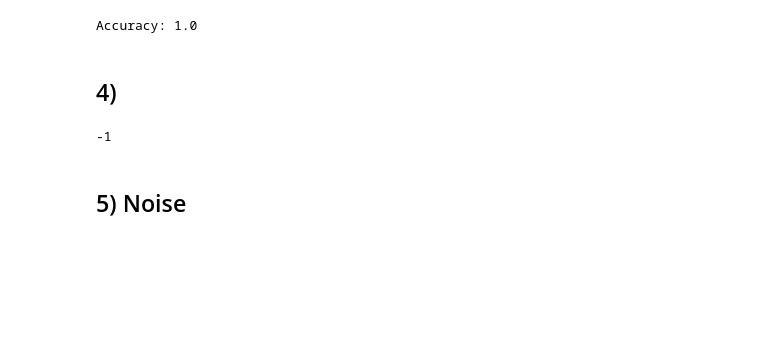
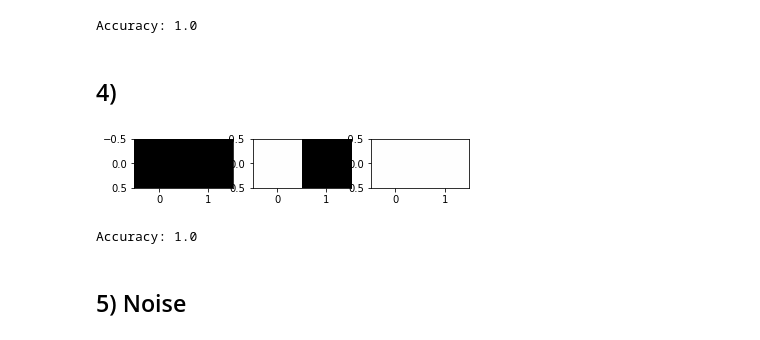
Before and after one commit to mohsenfayyaz/nn-course-ut, a Jupyter notebook: CA3_Memory_Networks/NN_HW3_Q1_MohsenFayyaz.ipynb, the cells around one changed output. Saved outputs shown, nothing was run; the diff lists cells and outputs as text; code cells hidden in the pictures; blank space fills up the shorter version.

```diff
--- a/CA3_Memory_Networks/NN_HW3_Q1_MohsenFayyaz.ipynb
+++ b/CA3_Memory_Networks/NN_HW3_Q1_MohsenFayyaz.ipynb
@@ -150,10 +171,16 @@ print("Accuracy:", compute_accuracy(outputs, preds))
 Accuracy: 1.0
 # %% [markdown]
 ## 4)
-# %%
-np.dot(outputs[0], outputs[2])
-# %% [output]
--1
+# %%
+small_hebb = HebbTrainer(inputs.shape[1], outputs_small.shape[1])
+small_hebb.train(inputs, outputs_small)
+
+preds = [small_hebb.predict(i) for i in inputs]
+draw_images(preds)
+print("Accuracy:", compute_accuracy(outputs_small, preds))
+# %% [output]
+[figure, added]
+Accuracy: 1.0
 # %% [markdown]
 ## 5) Noise
 # %%
```
Also changed, not shown: parts of 4 cells of this notebook, 1 other file.
